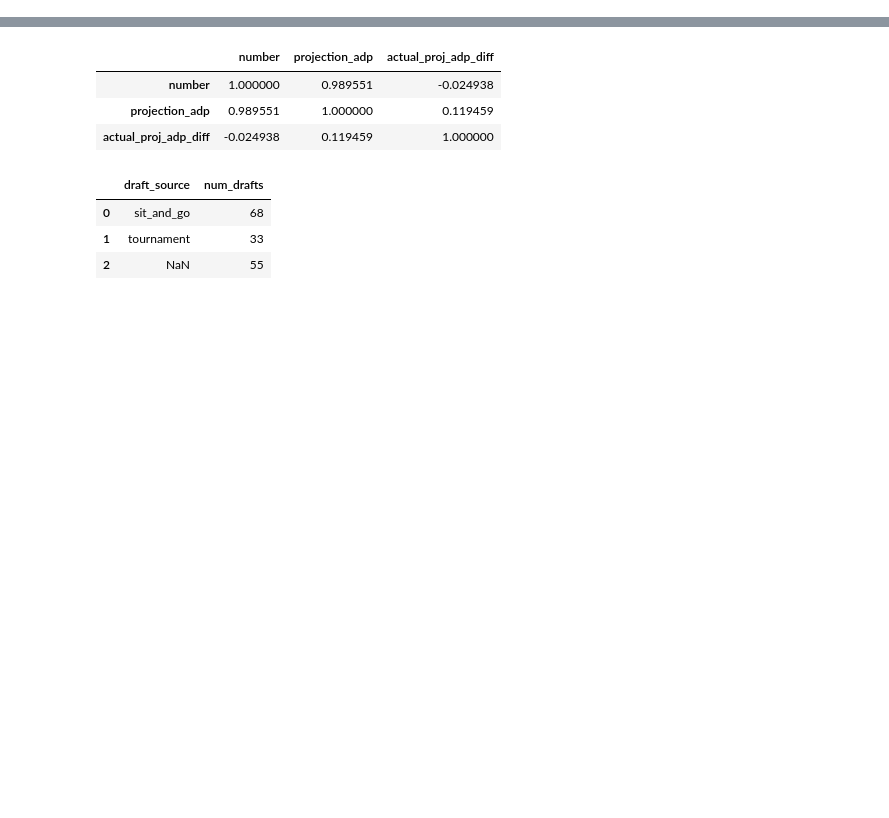
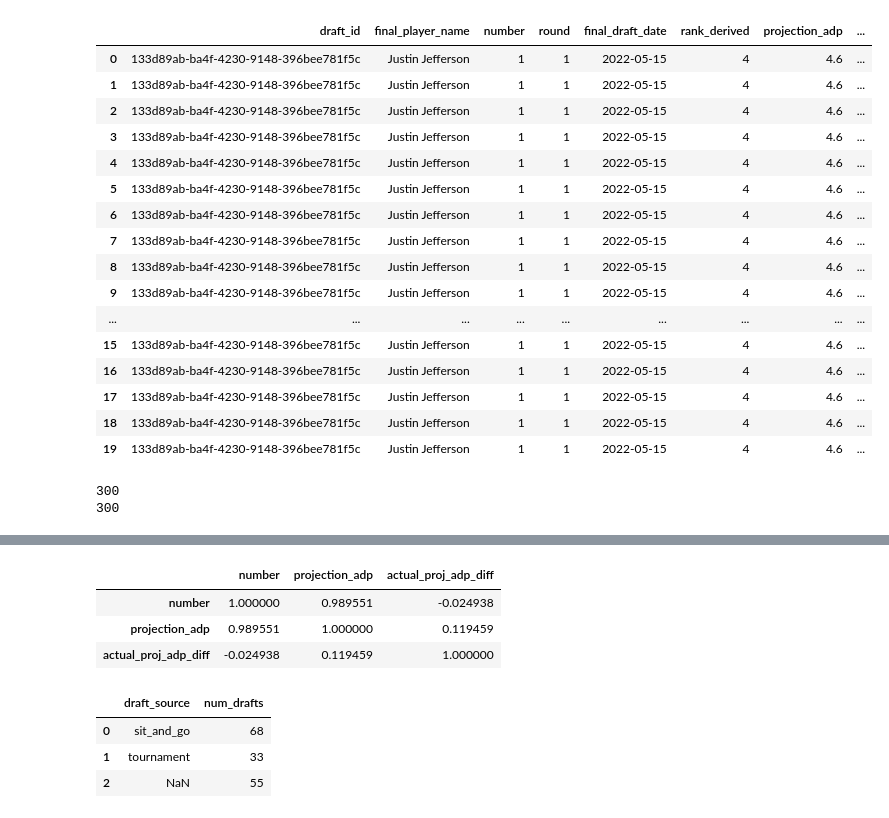
Before and after one commit to ConnorDeLong/Underdog-FF-Draft-Prediction, a Jupyter notebook: UD_draft_model/data_prep.ipynb, the cells around one changed output, grey strips where cells are left out. Saved outputs shown, nothing was run; the diff lists cells and outputs as text; code cells hidden in the pictures; blank space fills up the shorter version.

```diff
--- a/UD_draft_model/data_prep.ipynb
+++ b/UD_draft_model/data_prep.ipynb
@@ -237,0 +325,3 @@ Index(['player', 'pos', 'team', 'adp', 'rank', 'date', 'Unnamed: 0', 'cdelong',
+# %%
+df_ranks = compile_ranks(path.join(DATA_FOLDER, '2022/player_ranks'))
+df_ranks
@@ -237,0 +426,44 @@ Index(['player', 'pos', 'team', 'adp', 'rank', 'date', 'Unnamed: 0', 'cdelong',
+# %%
+keep_vars = ['draft_id', 'final_player_name', 'number', 'round', 'final_draft_date'
+            , 'rank_derived', 'projection_adp', 'rank_actual', 'appearance_id']
+df = df_final.loc[df_final['draft_year'] == 2022][keep_vars].copy()
+df = df.loc[df['draft_id'] == '133d89ab-ba4f-4230-9148-396bee781f5c']
+df = df.loc[df['final_player_name'] == 'Justin Jefferson']
+
+_df_ranks = df_ranks.loc[df_ranks['date'] == '2022-05-15']
+_df_ranks = _df_ranks.loc[_df_ranks['rank_actual'] <= 20]
+
+df_merged = pd.merge(df, _df_ranks, how='cross')
+
+df_merged
+# %% [output]
+|  | draft_id | final_player_name | number | round | final_draft_date | rank_derived | projection_adp | ... |
+| 0 | 133d89ab-ba4f-4230-9148-396bee781f5c | Justin Jefferson | 1 | 1 | 2022-05-15 | 4 | 4.6 | ... |
+| 1 | 133d89ab-ba4f-4230-9148-396bee781f5c | Justin Jefferson | 1 | 1 | 2022-05-15 | 4 | 4.6 | ... |
+| 2 | 133d89ab-ba4f-4230-9148-396bee781f5c | Justin Jefferson | 1 | 1 | 2022-05-15 | 4 | 4.6 | ... |
+| 3 | 133d89ab-ba4f-4230-9148-396bee781f5c | Justin Jefferson | 1 | 1 | 2022-05-15 | 4 | 4.6 | ... |
+| 4 | 133d89ab-ba4f-4230-9148-396bee781f5c | Justin Jefferson | 1 | 1 | 2022-05-15 | 4 | 4.6 | ... |
+| 5 | 133d89ab-ba4f-4230-9148-396bee781f5c | Justin Jefferson | 1 | 1 | 2022-05-15 | 4 | 4.6 | ... |
+| 6 | 133d89ab-ba4f-4230-9148-396bee781f5c | Justin Jefferson | 1 | 1 | 2022-05-15 | 4 | 4.6 | ... |
+| 7 | 133d89ab-ba4f-4230-9148-396bee781f5c | Justin Jefferson | 1 | 1 | 2022-05-15 | 4 | 4.6 | ... |
+| 8 | 133d89ab-ba4f-4230-9148-396bee781f5c | Justin Jefferson | 1 | 1 | 2022-05-15 | 4 | 4.6 | ... |
+| 9 | 133d89ab-ba4f-4230-9148-396bee781f5c | Justin Jefferson | 1 | 1 | 2022-05-15 | 4 | 4.6 | ... |
+| ... | ... | ... | ... | ... | ... | ... | ... | ... |
+| 15 | 133d89ab-ba4f-4230-9148-396bee781f5c | Justin Jefferson | 1 | 1 | 2022-05-15 | 4 | 4.6 | ... |
+| 16 | 133d89ab-ba4f-4230-9148-396bee781f5c | Justin Jefferson | 1 | 1 | 2022-05-15 | 4 | 4.6 | ... |
+| 17 | 133d89ab-ba4f-4230-9148-396bee781f5c | Justin Jefferson | 1 | 1 | 2022-05-15 | 4 | 4.6 | ... |
+| 18 | 133d89ab-ba4f-4230-9148-396bee781f5c | Justin Jefferson | 1 | 1 | 2022-05-15 | 4 | 4.6 | ... |
+| 19 | 133d89ab-ba4f-4230-9148-396bee781f5c | Justin Jefferson | 1 | 1 | 2022-05-15 | 4 | 4.6 | ... |
+# %%
+keep = ['final_player_name', 'team_name']
+_df1 = df_final.loc[df_final['draft_year'] == 2022].drop_duplicates(subset=keep)[keep]
+
+# _df1.drop_dup
+print(len(_df1))
+
+_df1.drop_duplicates(subset='final_player_name', inplace=True)
+
+print(len(_df1))
+# %% [output]
+300
+300
```
Also changed, not shown: parts of 13 cells of this notebook, 12 other files.
